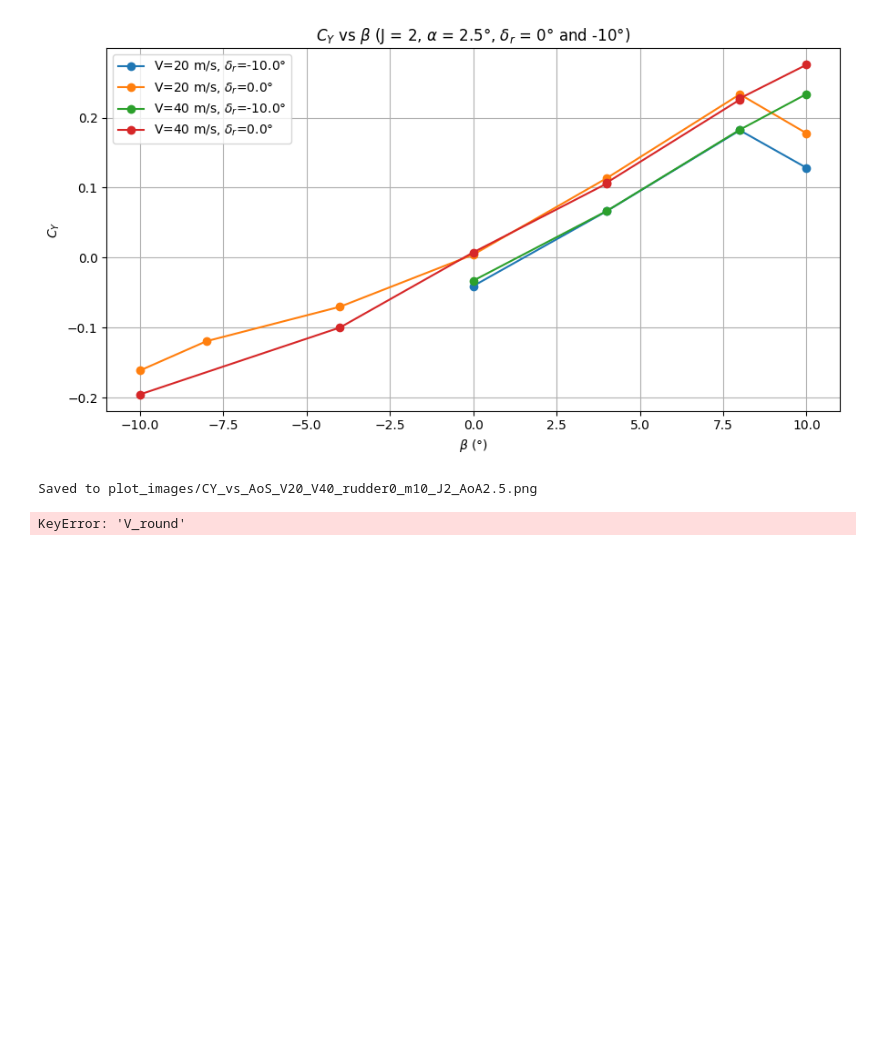
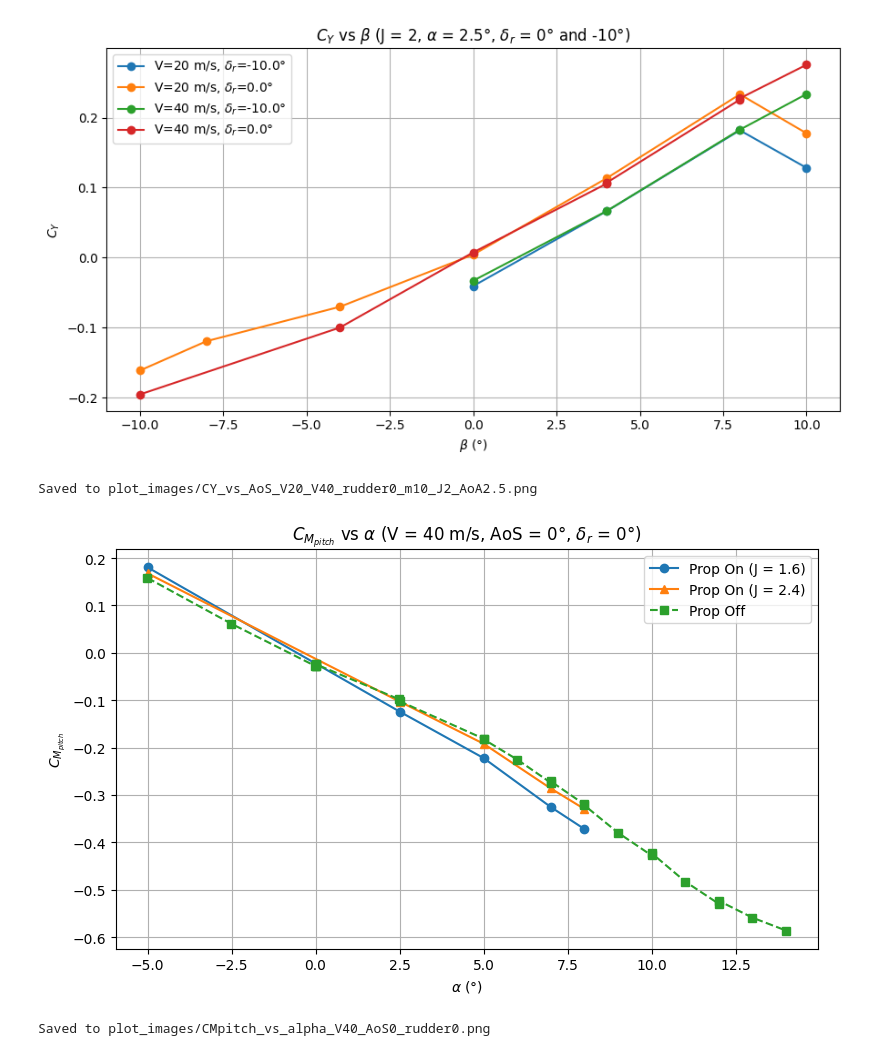
Before and after one commit to DCdeJong2002/Group_15_Redo_BAL, a Jupyter notebook: data_plotter.ipynb, the cells around one changed output. Cells and saved outputs as stored; diff of their text form; code cells hidden in the pictures; blank space fills up the shorter version.

```diff
--- a/data_plotter.ipynb
+++ b/data_plotter.ipynb
@@ -332,9 +332,10 @@ df_on_filtered_24 = df[
 # Filter prop off
 df_off_filtered = df_prop_off[
     (round(df_prop_off["V"]) == 40) &
-    (round(df_prop_off["AoS_round"]) == 0) &
-    (df_prop_off["rudder_deg"] == 0)
-].sort_values("AoA_round")
+    (round(df_prop_off["AoS"]) == 0) &
+    (df_prop_off["dE"] == 0) &
+    (df_prop_off["dR"] == 0)
+].sort_values("AoA")
 
 fig, ax = plt.subplots(figsize=(8, 5))
 
@@ -345,32 +346,33 @@ ax.plot(
     linestyle="-",
     label="Prop On (J = 1.6)"
 )
 
 ax.plot(
     df_on_filtered_24["AoA_round"],
     df_on_filtered_24["CMpitch"],
     marker="^",
     linestyle="-",
     label="Prop On (J = 2.4)"
 )
 
 ax.plot(
-    df_off_filtered["AoA_round"],
+    df_off_filtered["AoA"],
     df_off_filtered["CMpitch"],
     marker="s",
     linestyle="--",
     label="Prop Off"
 )
 
 ax.set_xlabel(r"$\alpha$ (°)")
 ax.set_ylabel(r"$C_{M_{pitch}}$")
 ax.set_title(r"$C_{M_{pitch}}$ vs $\alpha$ (V = 40 m/s, AoS = 0°, $\delta_r$ = 0°)")
 ax.legend()
 ax.grid(True)
 
 plt.tight_layout()
 plt.savefig("plot_images/CMpitch_vs_alpha_V40_AoS0_rudder0.png", dpi=150)
 plt.show()
 print("Saved to plot_images/CMpitch_vs_alpha_V40_AoS0_rudder0.png")
 # %% [output]
+[figure, added]
-KeyError: 'V_round'
+Saved to plot_images/CMpitch_vs_alpha_V40_AoS0_rudder0.png
```
